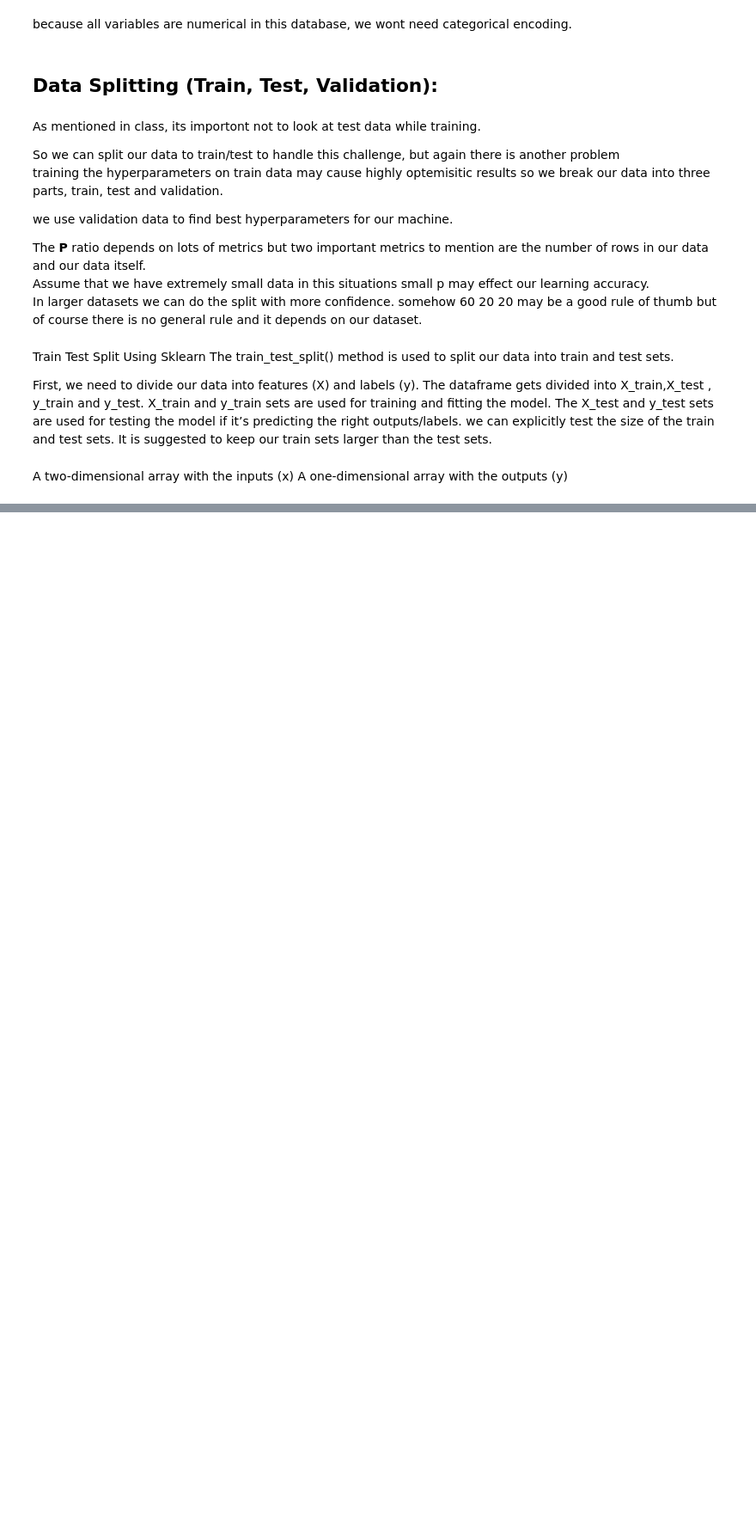
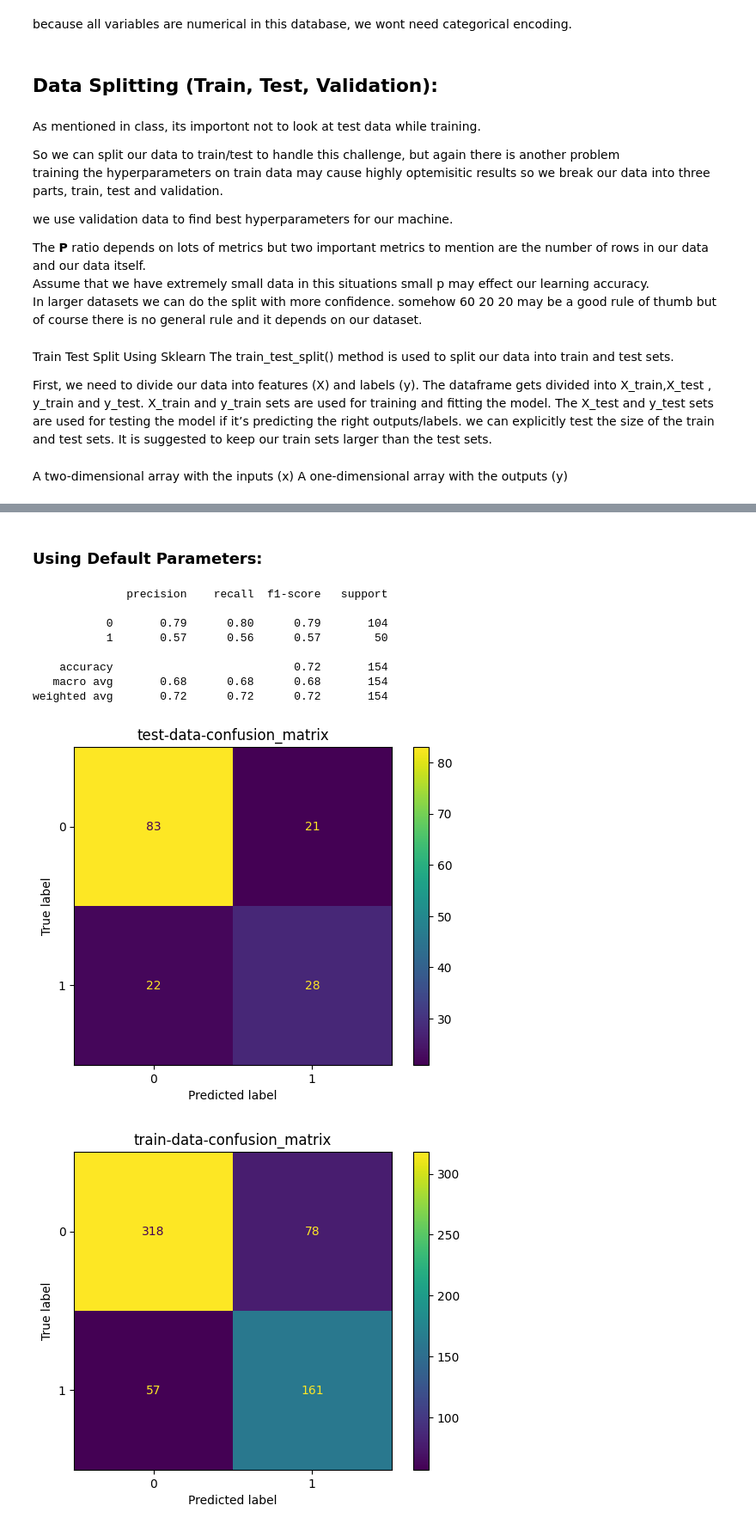
Before and after one commit to mohajel/AI_projects, a Jupyter notebook: CA4/ca4.ipynb, the cells around one changed output, grey strips where cells are left out. Shown at 86% size. Cells and saved outputs as stored; diff of their text form; code cells hidden in the pictures; blank space fills up the shorter version.

```diff
--- a/CA4/ca4.ipynb
+++ b/CA4/ca4.ipynb
@@ -316,4 +334,4 @@ A one-dimensional array with the outputs (y)
 # %%
 x = norm_patients_info[norm_patients_info.columns.difference(["Outcome"])]
 y = norm_patients_info["Outcome"]
-X_train, X_test, y_train, y_test = train_test_split(x, y, shuffle=True, train_size = 0.6)
+x_train, x_test, y_train, y_test = train_test_split(x, y, shuffle=True, train_size = 0.8)
@@ -321,0 +343,7 @@ X_train, X_test, y_train, y_test = train_test_split(x, y, shuffle=True, train_si
+# %%
+def plot_confusion_matrix(actual_res, predicted_res, title = ""):
+    confusion_matrix = metrics.confusion_matrix(actual_res, predicted_res)
+    cm_display = metrics.ConfusionMatrixDisplay(confusion_matrix = confusion_matrix)
+    cm_display.plot()
+    if title != "":
+        cm_display.ax_.set_title(title)
@@ -321,0 +352,22 @@ X_train, X_test, y_train, y_test = train_test_split(x, y, shuffle=True, train_si
+# %% [markdown]
+### Using Default Parameters:
+# %%
+classifier = DecisionTreeClassifier()
+classifier.fit(x_train, y_train)
+train_prediction = classifier.predict(x_train)
+test_prediction = classifier.predict(x_test)
+# %%
+print(metrics.classification_report(y_test, test_prediction))
+plot_confusion_matrix(y_test, test_prediction, "test-data-confusion_matrix")
+plot_confusion_matrix(y_train, train_prediction, "train-data-confusion_matrix")
+# %% [output]
+              precision    recall  f1-score   support
+
+           0       0.79      0.80      0.79       104
+           1       0.57      0.56      0.57        50
+
+    accuracy                           0.72       154
+   macro avg       0.68      0.68      0.68       154
+weighted avg       0.72      0.72      0.72       154
+[figure, added]
+[figure, added]
```
Also changed, not shown: parts of 27 cells of this notebook.
